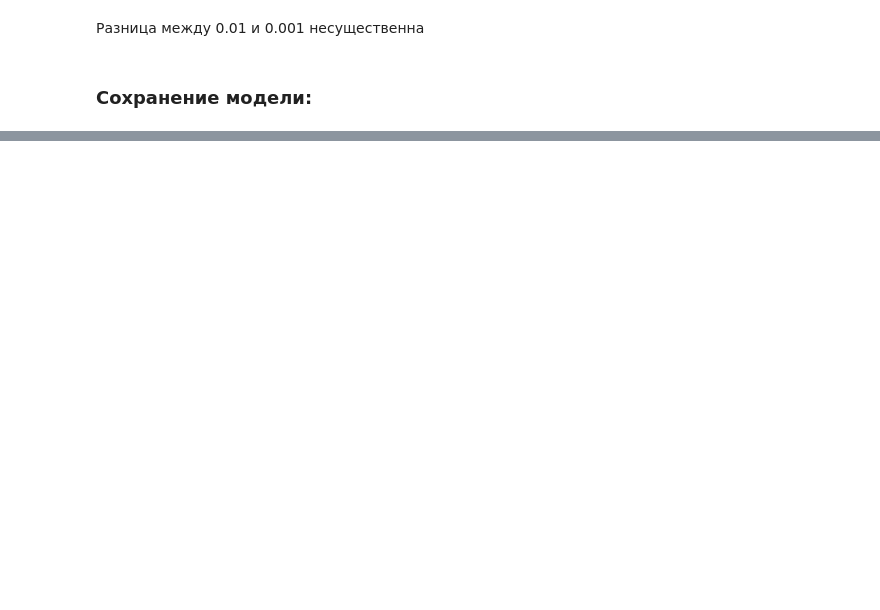
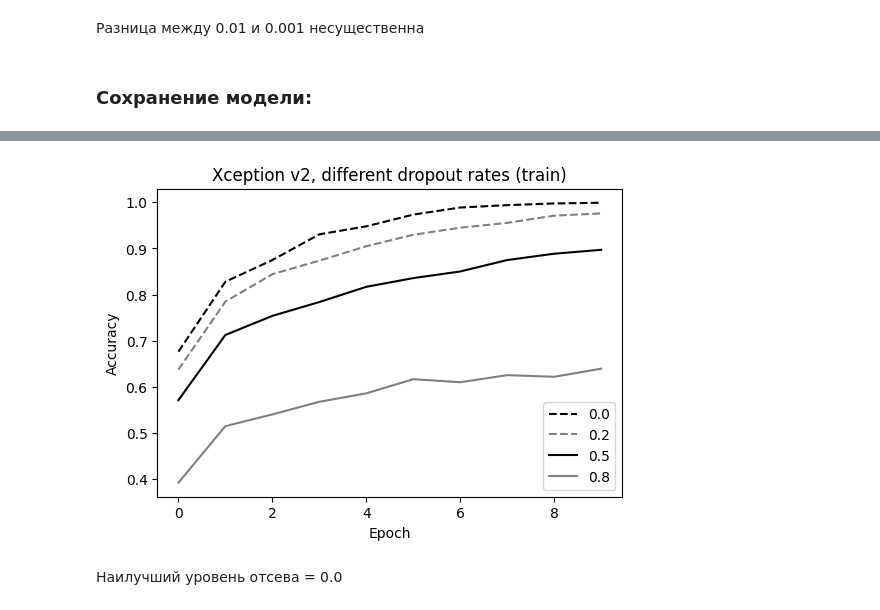
Before and after one commit to EgorSinitsyn/ML_BookCamp, a Jupyter notebook: [7] Neural_Nets/chapter-07-clothing.ipynb, the cells around one changed output, grey strips where cells are left out. Cells and saved outputs as stored; diff of their text form; code cells hidden in the pictures; blank space fills up the shorter version.

```diff
--- a/[7] Neural_Nets/chapter-07-clothing.ipynb
+++ b/[7] Neural_Nets/chapter-07-clothing.ipynb
@@ -443,0 +701,23 @@ Epoch 10/10
+# %%
+plt.figure(figsize=(6, 4))
+
+plt.plot(epochs, train00, color='black', linestyle='dashed', label='0.0')
+plt.plot(epochs, train02, color='grey', linestyle='dashed', label='0.2')
+plt.plot(epochs, train05, color='black', linestyle='solid', label='0.5')
+plt.plot(epochs, train08, color='grey', linestyle='solid', label='0.8')
+
+
+plt.title('Xception v2, different dropout rates (train)')
+plt.xlabel('Epoch')
+plt.ylabel('Accuracy')
+
+
+plt.legend()
+
+plt.savefig('xception_v2_dropout_train.svg')
+
+plt.show()
+# %% [output]
+[figure, added]
+# %% [markdown]
+Наилучший уровень отсева = 0.0
```
Also changed, not shown: parts of 25 cells of this notebook.
